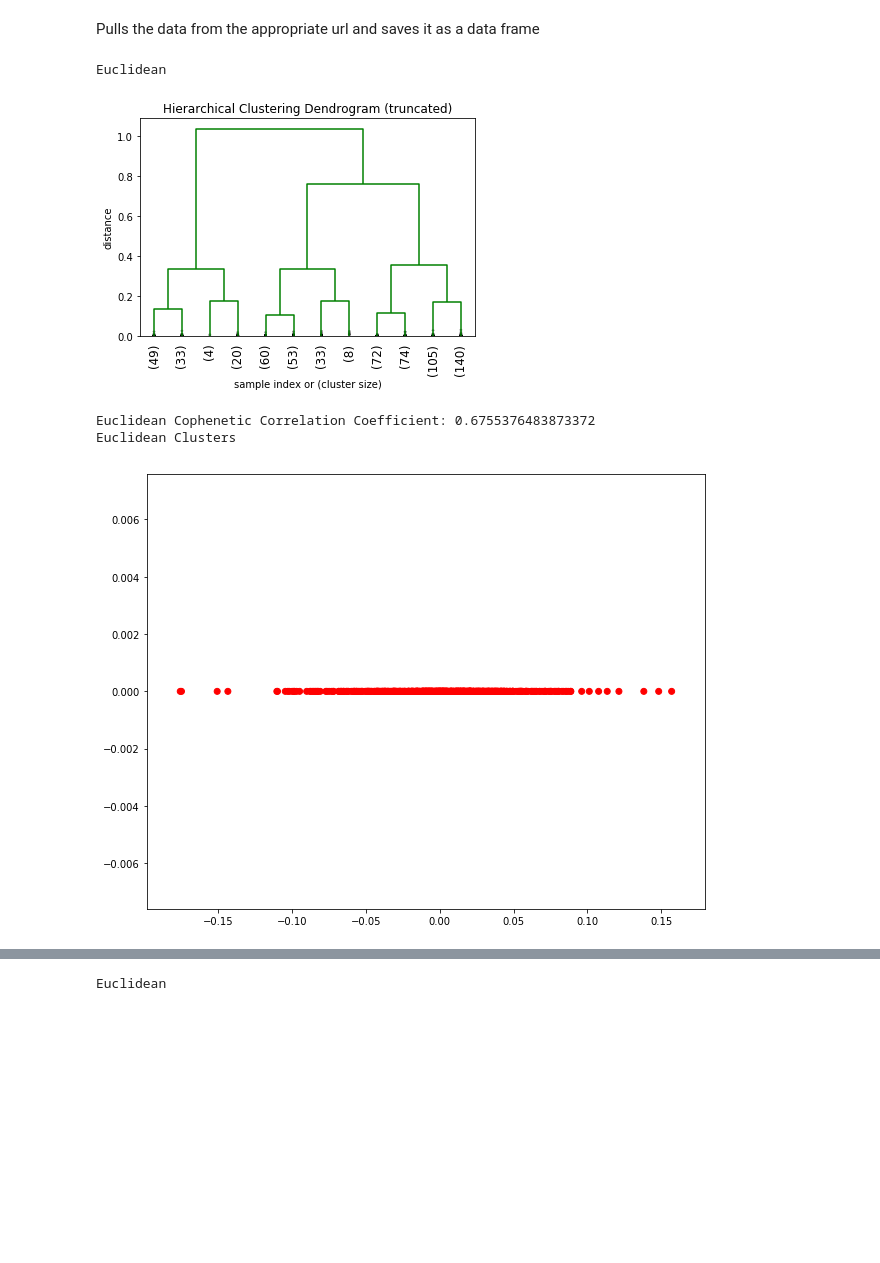
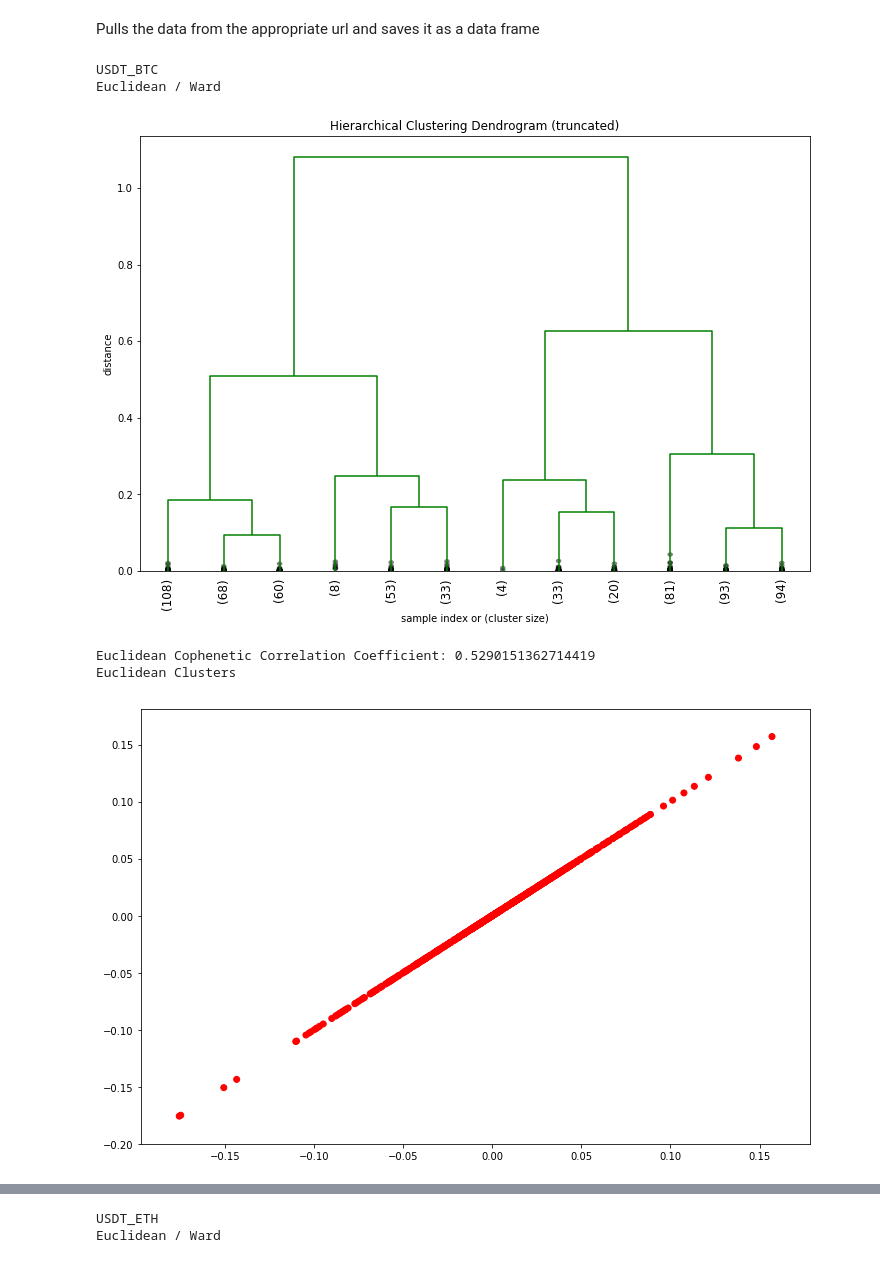
Before and after one commit to nmits/CapstoneProphetTests, a Jupyter notebook: Hierarchical Clustering Daily.ipynb, the cells around one changed output, grey strips where cells are left out. Drawn from its saved outputs; the diff is of its cells as text; code cells hidden in the pictures; blank space fills up the shorter version.

```diff
--- a/Hierarchical Clustering Daily.ipynb
+++ b/Hierarchical Clustering Daily.ipynb
@@ -29,3 +25,5 @@ np.set_printoptions(precision=5, suppress=True)
+# %%
+plt.rcParams['figure.figsize'] = [12,8]
 # %% [markdown]
 Pulls the data from the appropriate url and saves it as a data frame
 # %%
@@ -100,7 +98,8 @@ def generate_clusters(timeSeries, pair):
 
     for z, name in [z_euclidean]:#,z_minowski,z_cityblock,z_cosine,z_correlation]:
                                 #ValueError: Method 'ward' requires the distance metric to be Euclidean
-        print(name)
+        print(pair)
+        print(name, "/", "Ward")
         fancy_dendrogram(
             z,
             truncate_mode='lastp',
@@ -118,9 +117,9 @@ def generate_clusters(timeSeries, pair):
 
         print("Euclidean Clusters")
         clusters = fcluster(z, max_d, criterion='distance')
-        plt.figure(figsize=(10, 8))
+#         plt.figure(figsize=(10, 8))
         ar = np.arange(len(timeSeries))
-        plt.scatter(timeSeries[pair], np.zeros_like(ar), c=clusters, cmap='prism')  # plot points with cluster dependent colors
+        plt.scatter(timeSeries[pair], timeSeries[pair], c=clusters, cmap='prism')  # plot points with cluster dependent colors
         plt.show()
 # %%
 def plot_partial_lag(timeSeries, lag):
@@ -129,10 +129,11 @@ def plot_partial_lag(timeSeries, lag):
 # %%
 for series, pair in get_pairs():
     generate_clusters(series, pair)
-    plot_partial_lag(series, 100)
+    plot_partial_lag(series, 50)
 # %% [output]
-Euclidean
+USDT_BTC
+Euclidean / Ward
-[figure, old version]
+[figure, new version]
-Euclidean Cophenetic Correlation Coefficient: 0.6755376483873372
+Euclidean Cophenetic Correlation Coefficient: 0.5290151362714419
 Euclidean Clusters
-[figure, old version]
+[figure, new version]
@@ -140 +141,2 @@ Euclidean Clusters
-Euclidean
+USDT_ETH
+Euclidean / Ward
```
Also changed, not shown: parts of 5 cells of this notebook, 1 other file.
